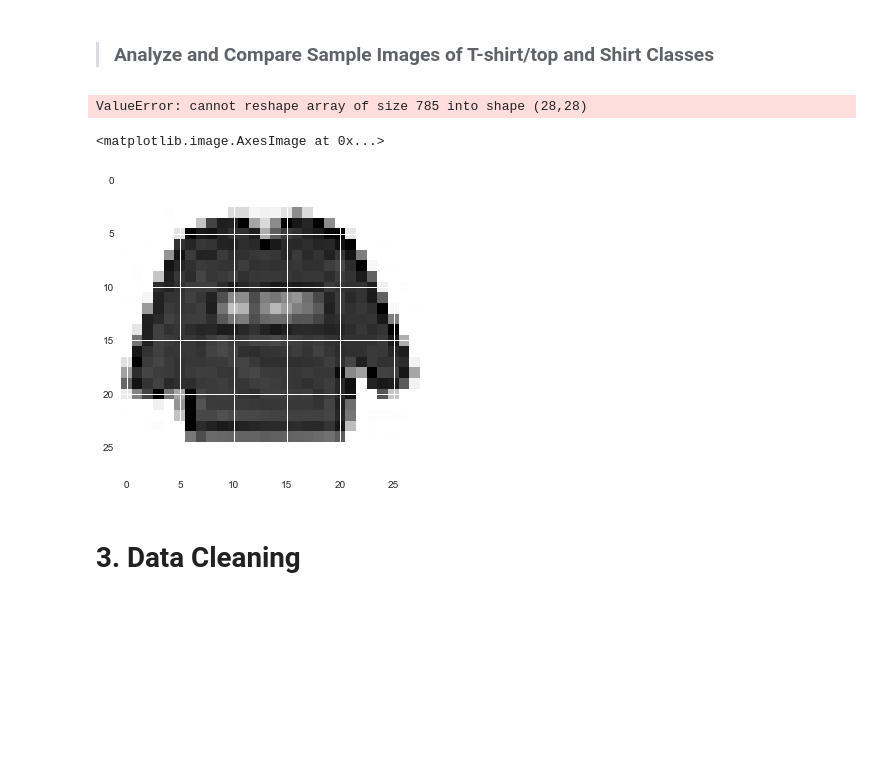
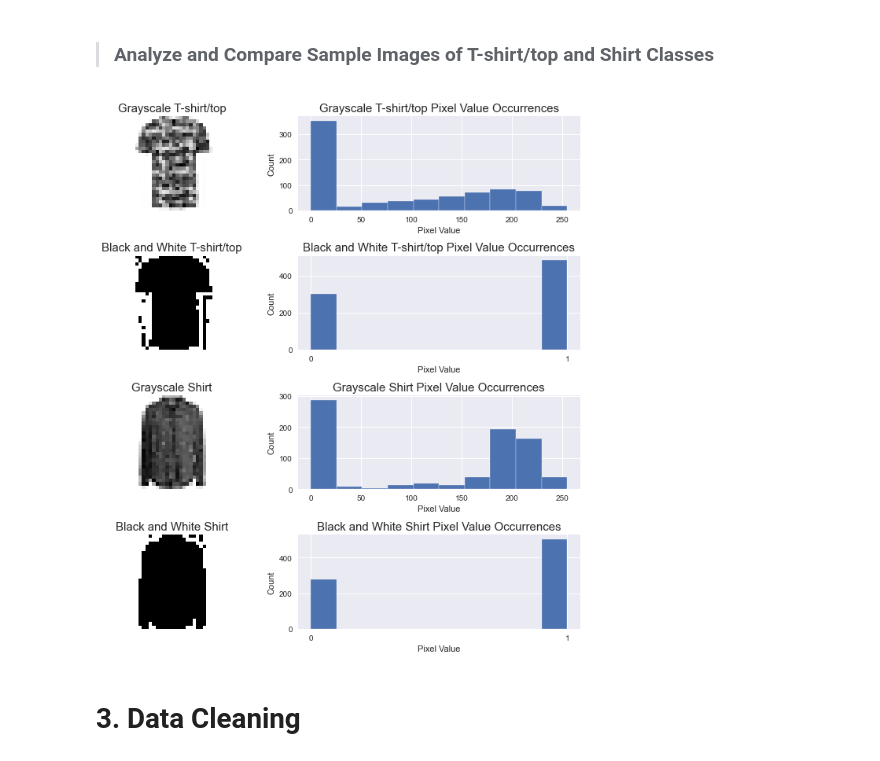
Before and after one commit to adiy55/1SB-Final-Project, a Jupyter notebook: 1SB ML Fashion MNIST.ipynb, the cells around one changed output. Drawn from its saved outputs; the diff is of its cells as text; code cells hidden in the pictures; blank space fills up the shorter version.

Commit message:
Add top/shirt comparison plot (section 2)

```diff
--- a/1SB ML Fashion MNIST.ipynb
+++ b/1SB ML Fashion MNIST.ipynb
@@ -276,53 +276,67 @@ the models will make mistakes when predicting instances from these two classes.
 > ### Analyze and Compare Sample Images of T-shirt/top and Shirt Classes
 # %%
 # t-shirt/top sample image (class 0)
-sample0 = label_groups.get_group(0).iloc[5] # get sample
-sample0 = np.array(sample0) # convert to array
-sample0_img = sample0.reshape(28,28) # reshape array
+top = label_groups.get_group(0).drop('label', axis=1).iloc[0] # get t-shirt/top sample
+top = np.array(top) # convert to array
+top_img = top.reshape(28,28) # reshape array
 
 # convert t-shirt/top sample image from grayscale to black and white
-sample0_bin = sample0.copy() # deep copy of the t-shirt/top sample image
-sample0_bin[sample0_bin>0] = 1 # convert gray intensities to black
-sample0_bin_img = sample0_bin.reshape(28,28) # reshape array
+top_bin = top.copy() # deep copy of the t-shirt/top sample image
+top_bin[top_bin>0] = 1 # convert gray intensities to black
+top_bin_img = top_bin.reshape(28,28) # reshape array
+
+# shirt sample image (class 6)
+shirt = label_groups.get_group(6).drop('label', axis=1).iloc[0] # get t-shirt/top sample
+shirt = np.array(shirt) # convert to array
+shirt_img = shirt.reshape(28,28) # reshape array
+
+# convert shirt sample image from grayscale to black and white
+shirt_bin = shirt.copy() # deep copy of the shirt sample image
+shirt_bin[shirt_bin>0] = 1 # convert gray intensities to black
+shirt_bin_img = shirt_bin.reshape(28,28) # reshape array
-# %% [output]
-ValueError: cannot reshape array of size 785 into shape (28,28)
 # %%
-# t-shirt/top sample image (class 0)
-some_sample1 = label_groups.get_group(1).drop('label', axis=1).iloc[0] # get sample
-some_sample1 = np.array(some_sample) # convert to array
-some_sample1_img = some_sample.reshape(28,28) # reshape array
-
-# convert t-shirt/top sample image from grayscale to black and white
-some_sample0_bin = some_sample.copy() # deep copy of the t-shirt/top sample image
-some_sample0_bin[some_sample>0] = 1 # convert gray intensities to black
-some_sample0_bin_img = some_sample_bin.reshape(28,28) # reshape array
-
 fig, dx = plt.subplots(4,2, figsize=(10, 10))
 
-# plot grayscale sample image and pixel value occurrences
-dx[0,0].imshow(sample0_img)
+# plot grayscale t-shirt/top sample image and pixel value occurrences
+dx[0,0].imshow(top_img)
 dx[0,0].axis('off')
-dx[0,0].set_title("Original Grayscale Sample", size= 15)
-dx[0,1].hist(sample0_img, bins=50)
-dx[0,1].set_title("Grayscale Sample Pixel Value Occurrences", size= 15)
+dx[0,0].set_title("Grayscale T-shirt/top", size= 15)
+dx[0,1].hist(top)
+dx[0,1].set_title("Grayscale T-shirt/top Pixel Value Occurrences", size= 15)
 dx[0,1].set_xlabel("Pixel Value")
 dx[0,1].set_ylabel("Count")
-# plot black and white sample image and pixel value occurrences
-dx[1,0].imshow(sample0_bin_img)
+# plot black and white t-shirt/top sample image and pixel value occurrences
+dx[1,0].imshow(top_bin_img)
 dx[1,0].axis('off')
-dx[1,0].set_title("Black and White Sample", size= 15)
-dx[1,1].hist(sample0_bin_img, bins=50)
-dx[1,1].set_title("Black and White Sample Pixel Value Occurrences", size= 15)
+dx[1,0].set_title("Black and White T-shirt/top", size= 15)
+dx[1,1].hist(top_bin)
+dx[1,1].set_title("Black and White T-shirt/top Pixel Value Occurrences", size= 15)
 dx[1,1].set_xticks([0,1])
 dx[1,1].set_xlabel("Pixel Value")
 dx[1,1].set_ylabel("Count")
+
+# plot grayscale shirt sample image and pixel value occurrences
+dx[2,0].imshow(shirt_img)
+dx[2,0].axis('off')
+dx[2,0].set_title("Grayscale Shirt", size= 15)
+dx[2,1].hist(shirt)
+dx[2,1].set_title("Grayscale Shirt Pixel Value Occurrences", size= 15)
+dx[2,1].set_xlabel("Pixel Value")
+dx[2,1].set_ylabel("Count")
+# plot black and white shirt sample image and pixel value occurrences
+dx[3,0].imshow(shirt_bin_img)
+dx[3,0].axis('off')
+dx[3,0].set_title("Black and White Shirt", size= 15)
+dx[3,1].hist(shirt_bin)
+dx[3,1].set_title("Black and White Shirt Pixel Value Occurrences", size= 15)
+dx[3,1].set_xticks([0,1])
+dx[3,1].set_xlabel("Pixel Value")
+dx[3,1].set_ylabel("Count")
+
 plt.tight_layout()
 plt.show()
+# %% [output]
+[figure, added]
-# %%
-plt.imshow(sample0_img)
-# %% [output]
-<matplotlib.image.AxesImage at 0x...>
-[figure, removed]
 # %% [markdown]
 # 3. Data Cleaning
 # %%
```
